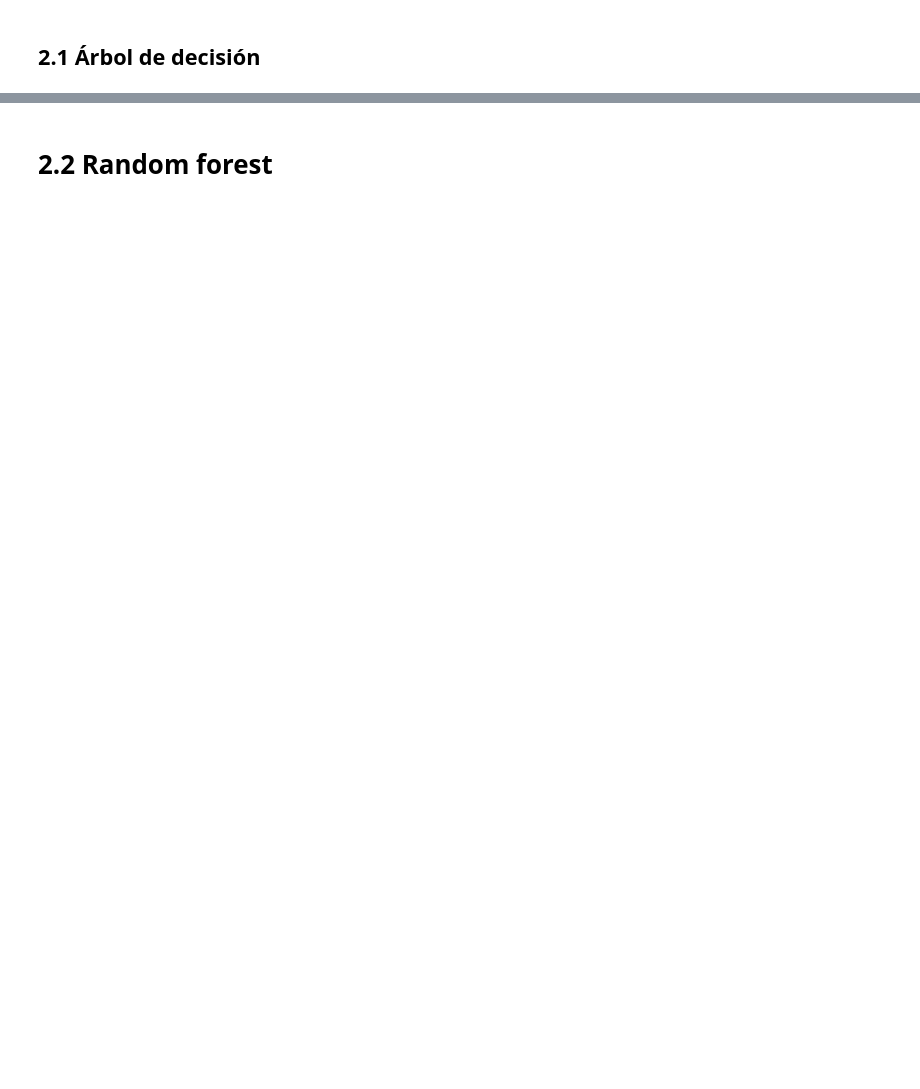
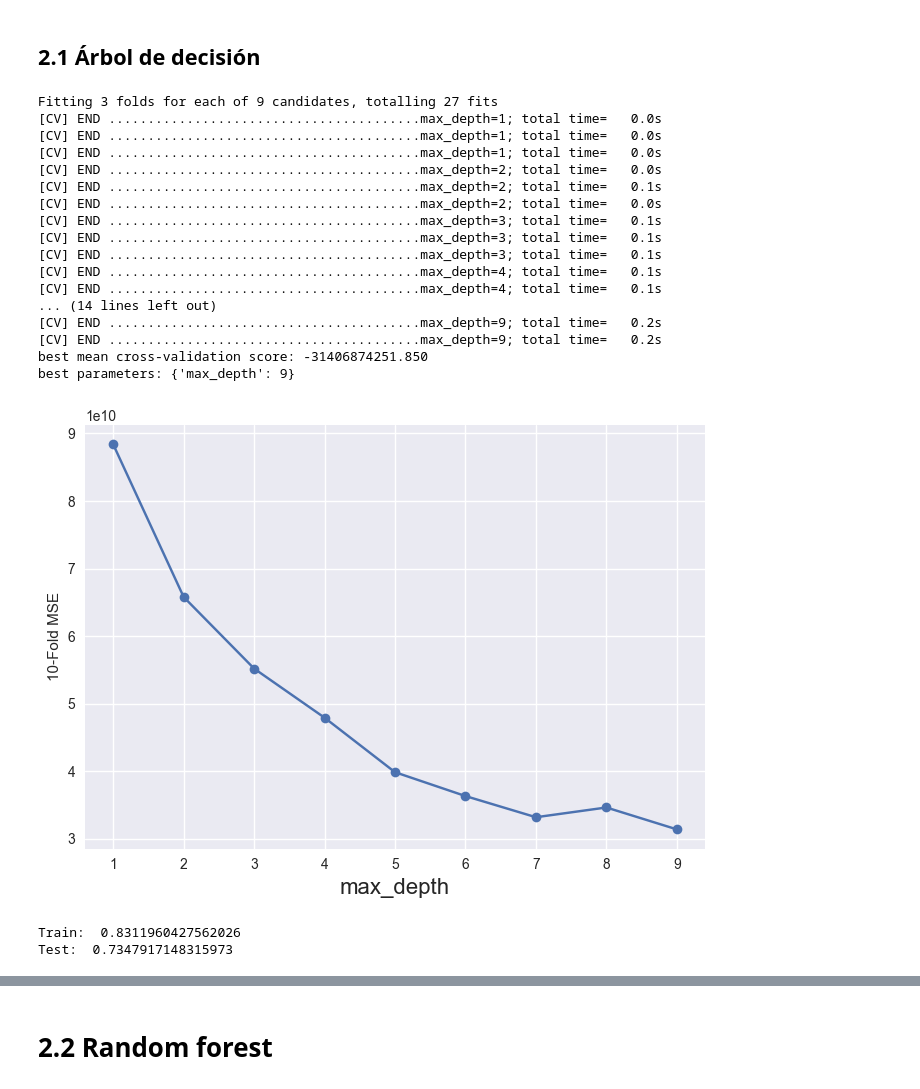
Before and after one commit to KeepCoding-IA-4/machine-learning, a Jupyter notebook: notebooks/5. Bagging y Random Forest.ipynb, the cells around one changed output, grey strips where cells are left out. Cells and saved outputs as stored; diff of their text form; code cells hidden in the pictures; blank space fills up the shorter version.

```diff
--- a/notebooks/5. Bagging y Random Forest.ipynb
+++ b/notebooks/5. Bagging y Random Forest.ipynb
@@ -582,25 +595,52 @@ print('Datos test: ', X_test.shape)
 # %%
 from sklearn.tree import DecisionTreeRegressor
 
 maxDepth = range(1,10)
 param_grid = {'max_depth': maxDepth }
-grid = GridSearchCV(DecisionTreeRegressor(random_state=0), param_grid=param_grid, cv = 3, verbose=2)
+grid = GridSearchCV(DecisionTreeRegressor(random_state=0), param_grid=param_grid, cv = 3, verbose=2, scoring='neg_mean_squared_error')
 grid.fit(X_train, y_train)
 print("best mean cross-validation score: {:.3f}".format(grid.best_score_))
 print("best parameters: {}".format(grid.best_params_))
 
-scores = np.array(grid.cv_results_['mean_test_score'])
+#scores = np.array(grid.cv_results_['mean_test_score'])
+scores = -1*np.array(grid.cv_results_['mean_test_score'])
 plt.plot(maxDepth,scores,'-o')
 plt.xlabel('max_depth',fontsize=16)
 plt.ylabel('10-Fold MSE')
 #plt.ylim((-1, 0))
 plt.show()
+# %% [output]
+Fitting 3 folds for each of 9 candidates, totalling 27 fits
+[CV] END ........................................max_depth=1; total time=   0.0s
+[CV] END ........................................max_depth=1; total time=   0.0s
+[CV] END ........................................max_depth=1; total time=   0.0s
+[CV] END ........................................max_depth=2; total time=   0.0s
+[CV] END ........................................max_depth=2; total time=   0.1s
+[CV] END ........................................max_depth=2; total time=   0.0s
+[CV] END ........................................max_depth=3; total time=   0.1s
+[CV] END ........................................max_depth=3; total time=   0.1s
+[CV] END ........................................max_depth=3; total time=   0.1s
+[CV] END ........................................max_depth=4; total time=   0.1s
+[CV] END ........................................max_depth=4; total time=   0.1s
+... (14 lines left out)
+[CV] END ........................................max_depth=9; total time=   0.2s
+[CV] END ........................................max_depth=9; total time=   0.2s
+best mean cross-validation score: -31406874251.850
+best parameters: {'max_depth': 9}
+[figure, added]
 # %%
-maxDepthOptimo = grid.best_params_['max_depth']
+maxDepthOptimo = grid.best_params_['max_depth']-2
 treeModel = DecisionTreeRegressor(max_depth=maxDepthOptimo).fit(X_train,y_train)
 
 print("Train: ",treeModel.score(X_train,y_train))
 print("Test: ",treeModel.score(X_test,y_test))
+
+# Con max_depth = 9
+# Train:  0.8875679844340707
+# Test:  0.7709807261627998
+# %% [output]
+Train:  0.8311960427562026
+Test:  0.7347917148315973
 # %%
 from sklearn import tree
 
```
Also changed, not shown: parts of 29 cells of this notebook, 4 other files.
